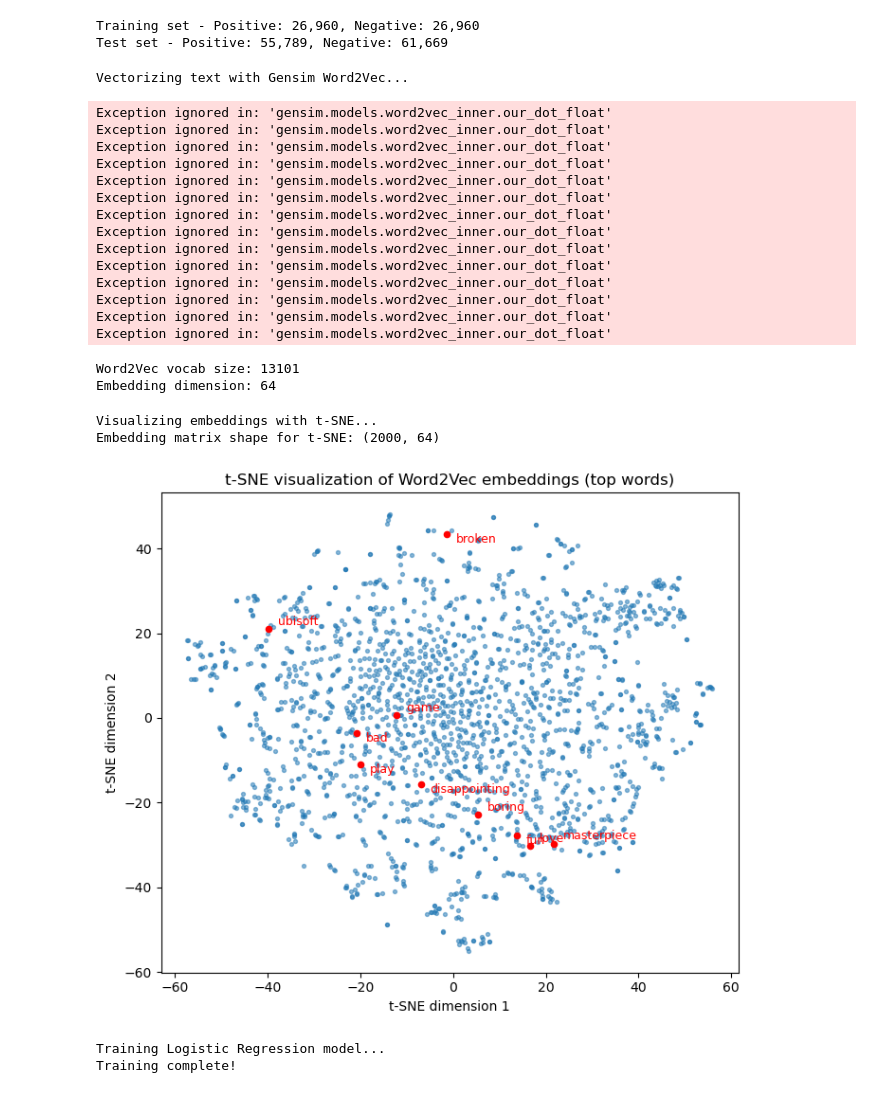
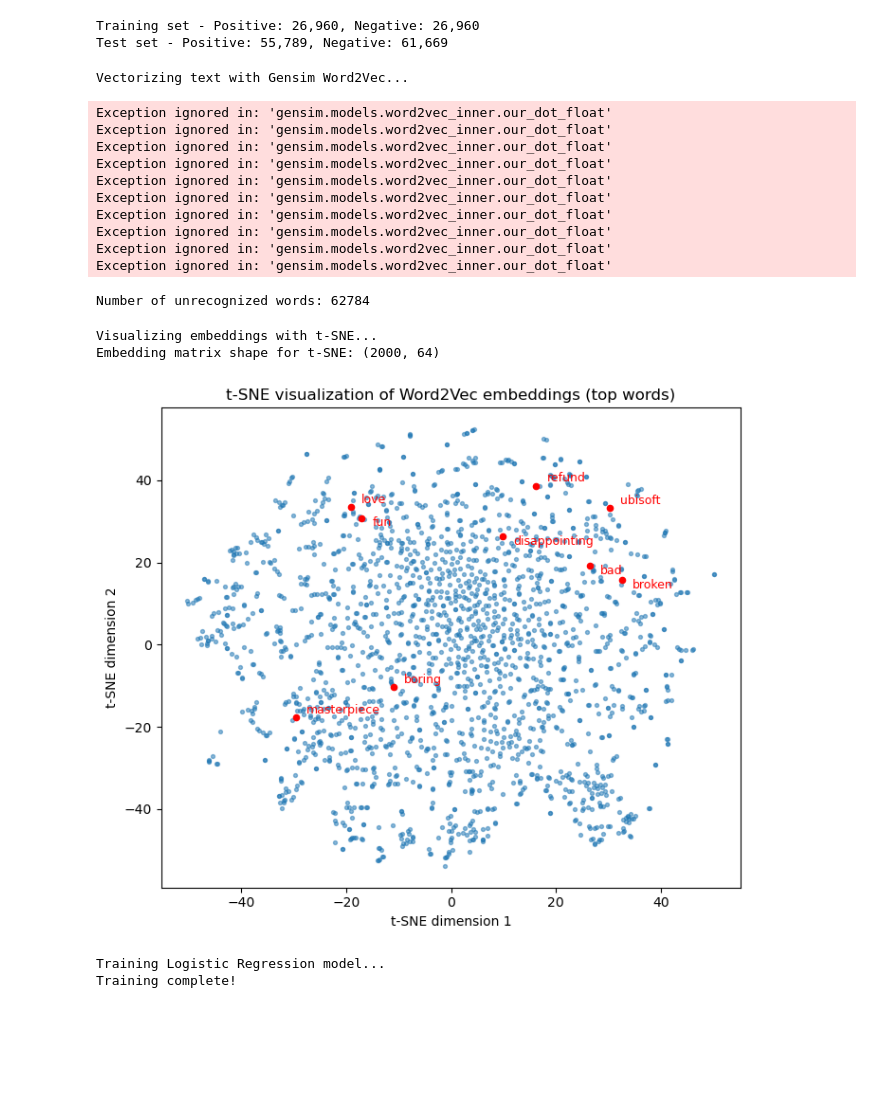
Before and after one commit to nickyphammy/HNY, a Jupyter notebook: models/static_embed_logistic_reg.ipynb, the cells around one changed output. Cells and saved outputs as stored; diff of their text form; code cells hidden in the pictures; blank space fills up the shorter version.

Commit message:
Analyzing unrecognized words in Kaggle for skip-gram vectorization

```diff
--- a/models/static_embed_logistic_reg.ipynb
+++ b/models/static_embed_logistic_reg.ipynb
@@ -76,15 +76,6 @@ w2v_model = Word2Vec(
     epochs=5,
 )
 
-# Document embeddings by averaging word vectors
-def document_embedding(doc):
-    tokens = preprocess_text(doc)
-    vectors = [w2v_model.wv[word] for word in tokens if word in w2v_model.wv]
-    return np.mean(vectors, axis=0) if vectors else np.zeros(w2v_model.vector_size)
-
-X_train_embedded = np.array([document_embedding(doc) for doc in X_train])
-X_test_embedded = np.array([document_embedding(doc) for doc in X_test])
-
 print("Word2Vec vocab size:", len(w2v_model.wv))
 print("Embedding dimension:", w2v_model.vector_size)
 # %% [output]
@@ -99,12 +90,28 @@ Exception ignored in: 'gensim.models.word2vec_inner.our_dot_float'
 Exception ignored in: 'gensim.models.word2vec_inner.our_dot_float'
 Exception ignored in: 'gensim.models.word2vec_inner.our_dot_float'
 Exception ignored in: 'gensim.models.word2vec_inner.our_dot_float'
-Exception ignored in: 'gensim.models.word2vec_inner.our_dot_float'
-Exception ignored in: 'gensim.models.word2vec_inner.our_dot_float'
-Exception ignored in: 'gensim.models.word2vec_inner.our_dot_float'
-Exception ignored in: 'gensim.models.word2vec_inner.our_dot_float'
-Word2Vec vocab size: 13101
-Embedding dimension: 64
+# %%
+# ============ DOCUMENT EMBEDDINGS BY AVERAGING WORD VECTORS ============
+unrec_words = set()
+def document_embedding(doc):
+    tokens = preprocess_text(doc)
+    vectors = []
+    for word in tokens:
+        if word in w2v_model.wv:
+            vectors.append(w2v_model.wv[word])
+        else:
+            unrec_words.add(word)
+    return np.mean(vectors, axis=0) if vectors else np.zeros(w2v_model.vector_size)
+
+X_train_embedded = np.array([document_embedding(doc) for doc in X_train])
+X_test_embedded = np.array([document_embedding(doc) for doc in X_test])
+
+print("Number of unrecognized words:", len(unrec_words))
+with open('unrecognized_words.txt', 'w', encoding='utf-8') as f:
+    for word in sorted(unrec_words):
+        f.write(word + '\n')
+# %% [output]
+Number of unrecognized words: 62784
 # %%
 # =========== TNSE VISUALIZATION ===========
 print("Visualizing embeddings with t-SNE...")
@@ -112,35 +119,35 @@ print("Visualizing embeddings with t-SNE...")
 TOP_N_TOKENS_TSNE = 2000
 
 vocab_words = list(w2v_model.wv.index_to_key[:TOP_N_TOKENS_TSNE])
 emb_matrix = np.stack([w2v_model.wv[w] for w in vocab_words])
 
 print("Embedding matrix shape for t-SNE:", emb_matrix.shape)
 
 tsne_coords = TSNE(n_components=2,
                 perplexity=30.0,
                 max_iter=1000,
                 random_state=42).fit_transform(emb_matrix)
 
 plt.figure(figsize=(7, 6))
 plt.scatter(tsne_coords[:, 0], tsne_coords[:, 1], s=8, alpha=0.5)
 
-label_words = ["masterpiece", "fun", "love", "bad", "unenjoyable", "disappointing", "boring", "broken", "game", "play", "ubisoft"]
+label_words = ["masterpiece", "fun", "love", "bad", "unenjoyable", "disappointing", "boring", "broken", "refund", "dope", "ubisoft"]
 for i, word in enumerate(label_words):
     if word in vocab_words:
         idx = vocab_words.index(word)
         x, y = tsne_coords[idx]
         plt.scatter([x], [y], color="red", s=20)
         plt.text(x + 2, y + 1 - 3 * (i%2), word, fontsize=9, color="red")
 
 plt.title("t-SNE visualization of Word2Vec embeddings (top words)")
 plt.xlabel("t-SNE dimension 1")
 plt.ylabel("t-SNE dimension 2")
 plt.tight_layout()
 plt.show()
 # %% [output]
 Visualizing embeddings with t-SNE...
 Embedding matrix shape for t-SNE: (2000, 64)
-[figure, old version]
+[figure, new version]
 # %%
 # ============ TRAIN MODEL ============
 print("Training Logistic Regression model...")
```
Also changed, not shown: 1 other file.
